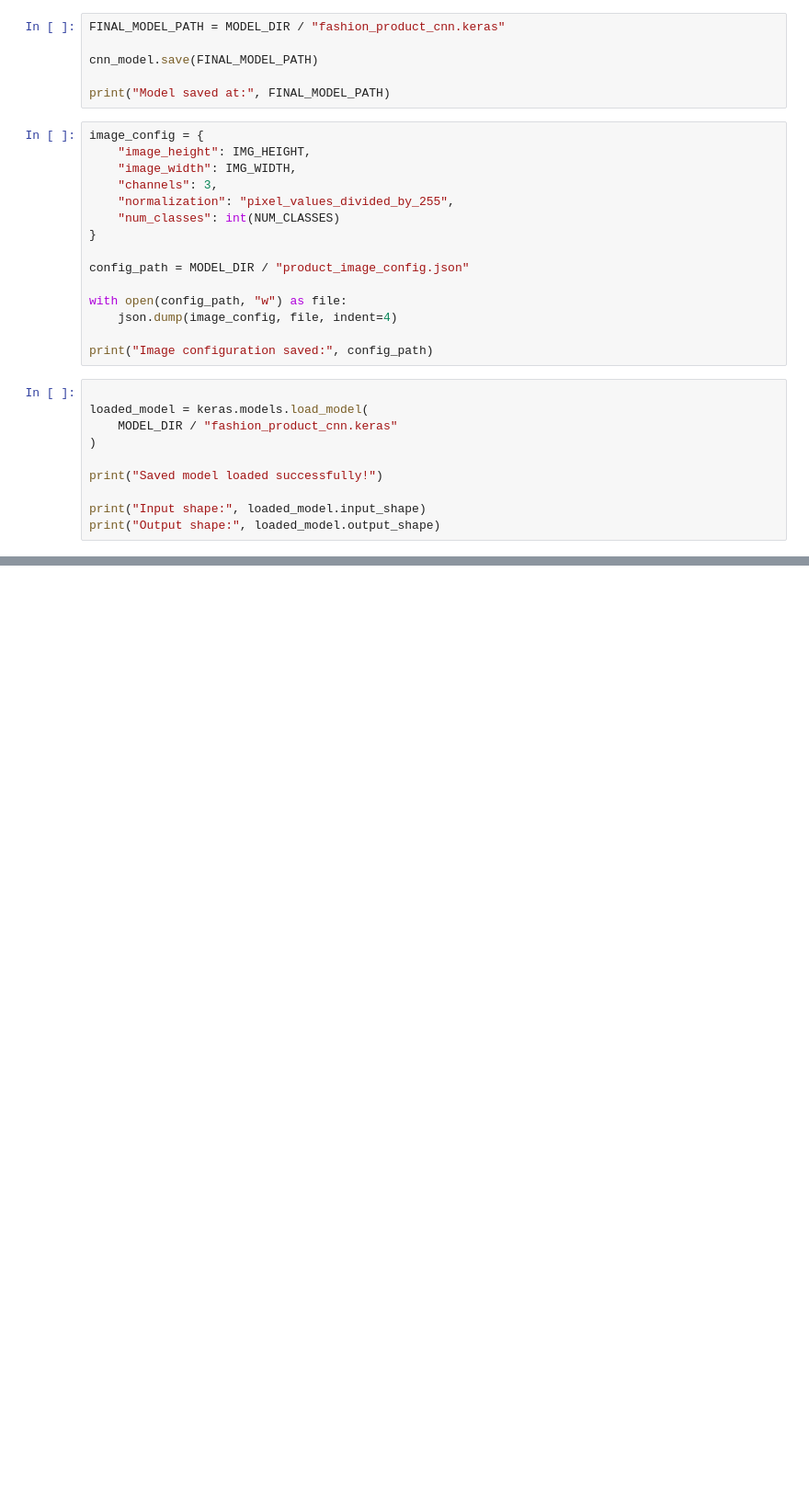
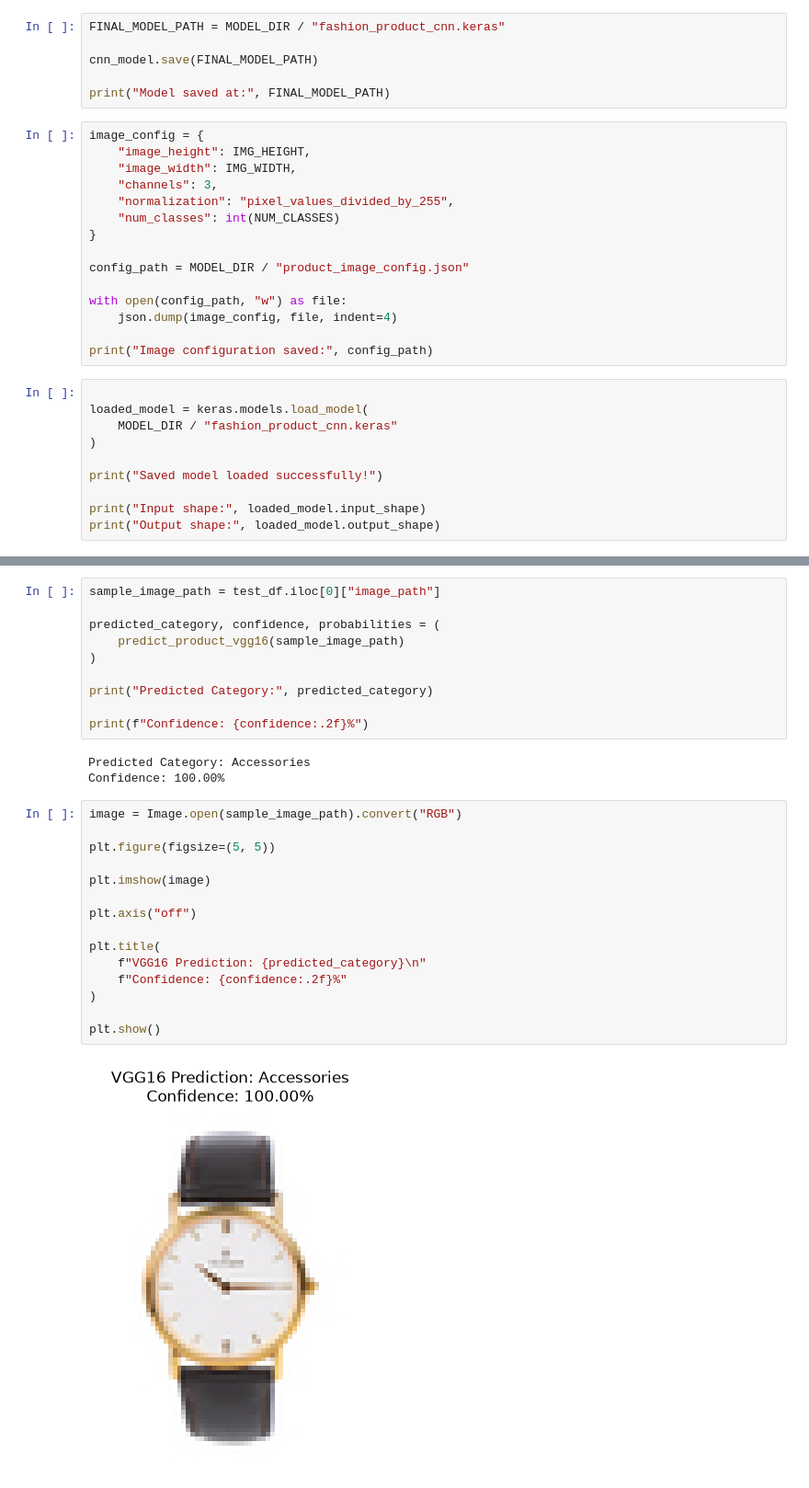
Before and after one commit to SChandra2003/RetailMind, a Jupyter notebook: notebooks/10_product_image_classifier.ipynb, the cells around one changed output, grey strips where cells are left out. Shown at 92% size. Cells and saved outputs as stored; diff of their text form; blank space fills up the shorter version.

```diff
--- a/notebooks/10_product_image_classifier.ipynb
+++ b/notebooks/10_product_image_classifier.ipynb
@@ -692,0 +1585,30 @@ print("Output shape:", loaded_model.output_shape)
+# %%
+sample_image_path = test_df.iloc[0]["image_path"]
+
+predicted_category, confidence, probabilities = (
+    predict_product_vgg16(sample_image_path)
+)
+
+print("Predicted Category:", predicted_category)
+
+print(f"Confidence: {confidence:.2f}%")
+# %% [output]
+Predicted Category: Accessories
+Confidence: 100.00%
+# %%
+image = Image.open(sample_image_path).convert("RGB")
+
+plt.figure(figsize=(5, 5))
+
+plt.imshow(image)
+
+plt.axis("off")
+
+plt.title(
+    f"VGG16 Prediction: {predicted_category}\n"
+    f"Confidence: {confidence:.2f}%"
+)
+
+plt.show()
+# %% [output]
+[figure, added]
```
Also changed, not shown: parts of 57 cells of this notebook, 14 other files.
